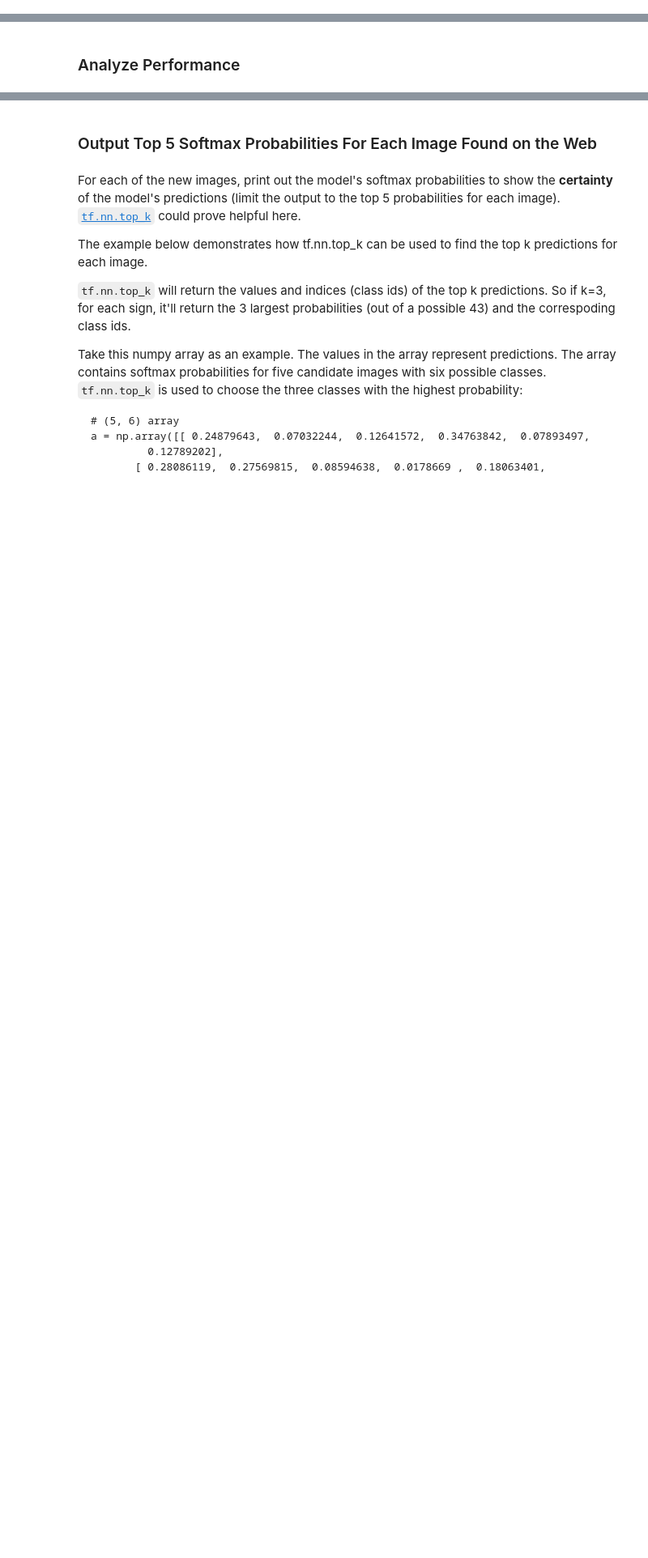
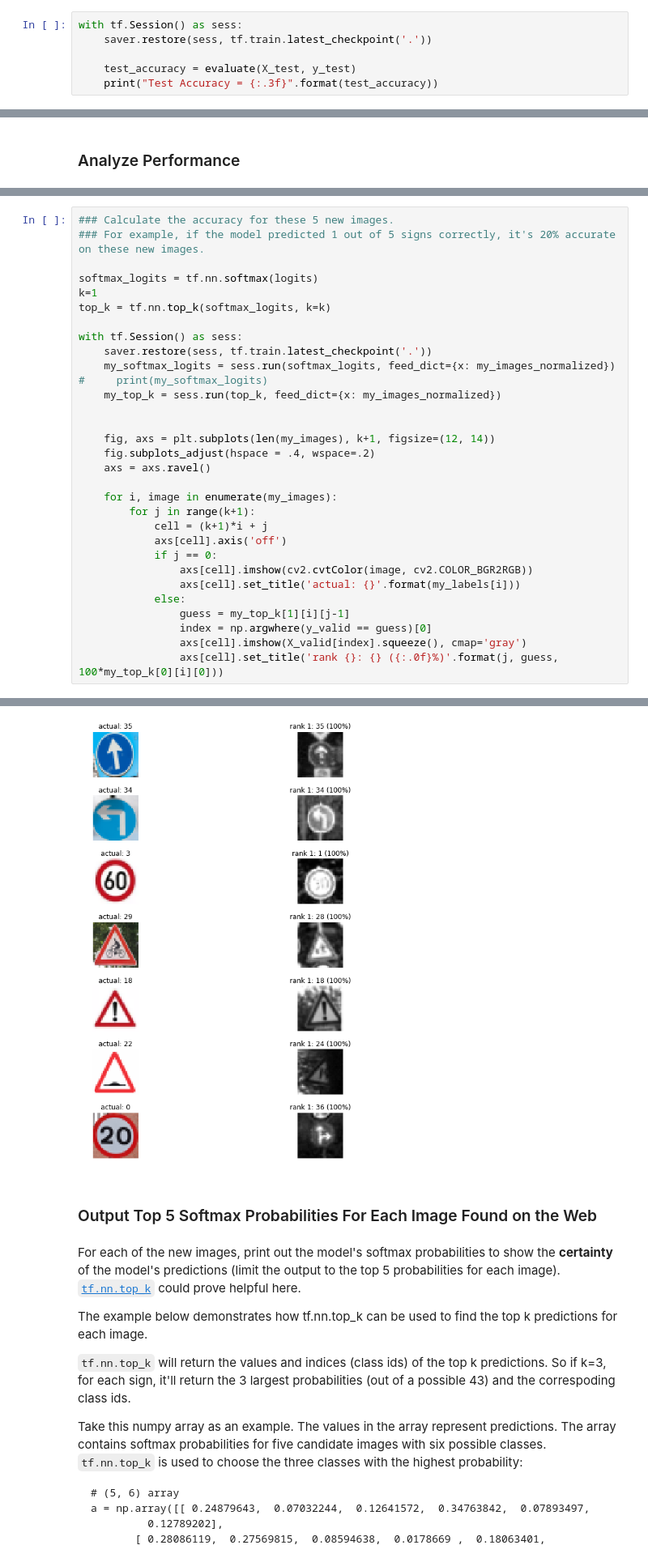
Before and after one commit to rpanday/CarND-Traffic-Sign-Classifier-Project, a Jupyter notebook: Traffic_Sign_Classifier.ipynb, the cells around one changed output, grey strips where cells are left out. Shown: that part at 81% size. Cells and saved outputs as stored; diff of their text form; blank space fills up the shorter version.

```diff
--- a/Traffic_Sign_Classifier.ipynb
+++ b/Traffic_Sign_Classifier.ipynb
@@ -376,2 +399,8 @@ Validation Accuracy = 0.903
 
 Model saved
+# %%
+with tf.Session() as sess:
+    saver.restore(sess, tf.train.latest_checkpoint('.'))
+
+    test_accuracy = evaluate(X_test, y_test)
+    print("Test Accuracy = {:.3f}".format(test_accuracy))
@@ -401,0 +485,32 @@ You may find `signnames.csv` useful as it contains mappings from the class id (i
+# %%
+### Calculate the accuracy for these 5 new images.
+### For example, if the model predicted 1 out of 5 signs correctly, it's 20% accurate on these new images.
+
+softmax_logits = tf.nn.softmax(logits)
+k=1
+top_k = tf.nn.top_k(softmax_logits, k=k)
+
+with tf.Session() as sess:
+    saver.restore(sess, tf.train.latest_checkpoint('.'))
+    my_softmax_logits = sess.run(softmax_logits, feed_dict={x: my_images_normalized})
+#     print(my_softmax_logits)
+    my_top_k = sess.run(top_k, feed_dict={x: my_images_normalized})
+
+
+    fig, axs = plt.subplots(len(my_images), k+1, figsize=(12, 14))
+    fig.subplots_adjust(hspace = .4, wspace=.2)
+    axs = axs.ravel()
+
+    for i, image in enumerate(my_images):
+        for j in range(k+1):
+            cell = (k+1)*i + j
+            axs[cell].axis('off')
+            if j == 0:
+                axs[cell].imshow(cv2.cvtColor(image, cv2.COLOR_BGR2RGB))
+                axs[cell].set_title('actual: {}'.format(my_labels[i]))
+            else:
+                guess = my_top_k[1][i][j-1]
+                index = np.argwhere(y_valid == guess)[0]
+                axs[cell].imshow(X_valid[index].squeeze(), cmap='gray')
+                axs[cell].set_title('rank {}: {} ({:.0f}%)'.format(j, guess, 100*my_top_k[0][i][0]))
+# %% [output]
@@ -402,3 +518,4 @@ You may find `signnames.csv` useful as it contains mappings from the class id (i
+[figure, added]
 # %% [markdown]
 ### Output Top 5 Softmax Probabilities For Each Image Found on the Web
 # %% [markdown]
```
Also changed, not shown: parts of 21 cells of this notebook, 10 other files.
